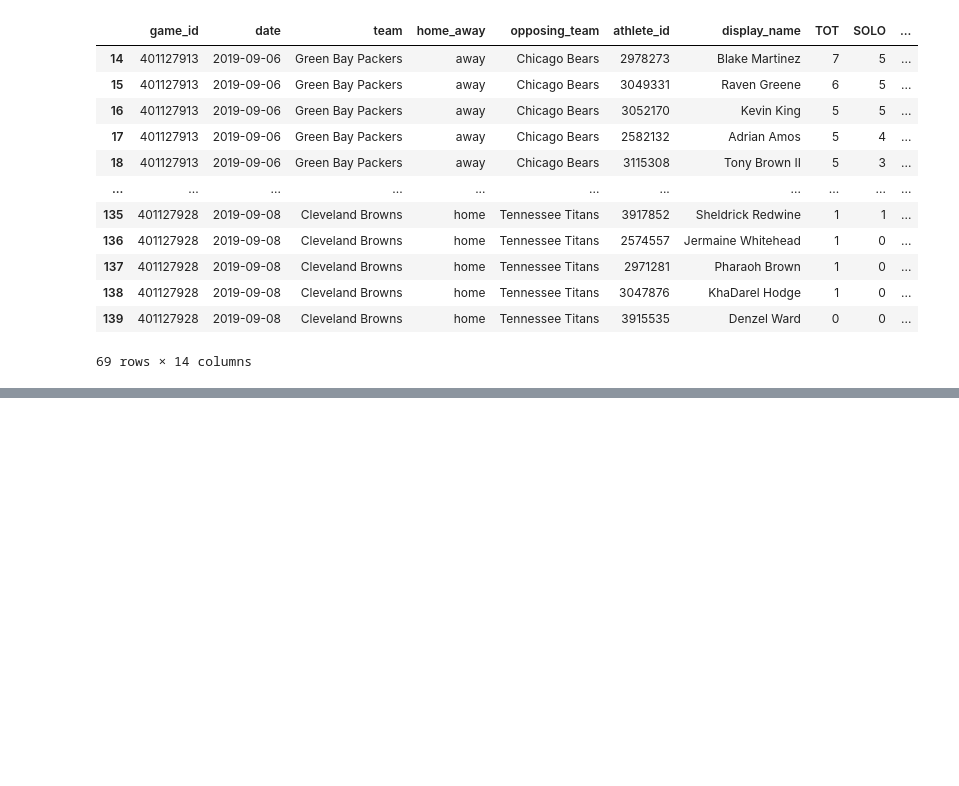
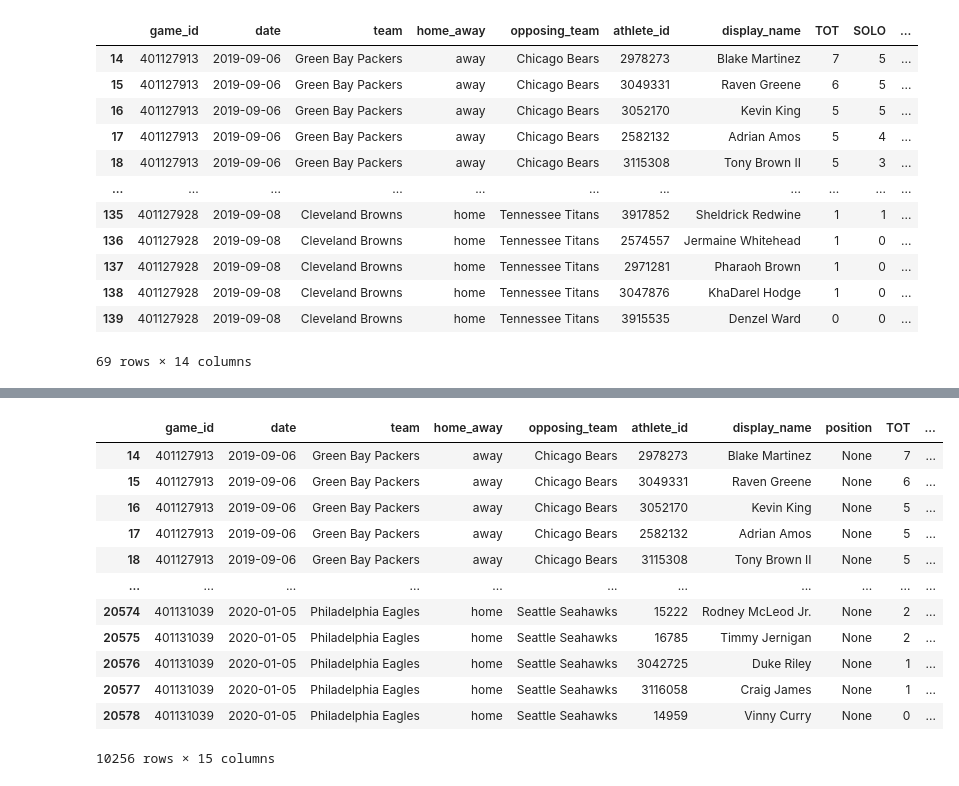
Before and after one commit to Lcocks/SportsBetting_NN, a Jupyter notebook: apicodes_recovered.ipynb, the cells around one changed output, grey strips where cells are left out. Saved outputs shown, nothing was run; the diff lists cells and outputs as text; code cells hidden in the pictures; blank space fills up the shorter version.

```diff
--- a/apicodes_recovered.ipynb
+++ b/apicodes_recovered.ipynb
@@ -638,0 +1048,4 @@ receiving_df
+# %%
+df_games_2019 = get_nfl_games(2019)
+# %%
+season_stats_2019 = get_season_player_stats_optimized(df_games_2019.game_id)
@@ -638,0 +1086,29 @@ receiving_df
+# %%
+splits = split_stats_by_category(season_stats_2019)
+
+defensive_df     = splits["defensive"]
+receiving_df     = splits["receiving"]
+rushing_df       = splits["rushing"]
+passing_df       = splits["passing"]
+fumbles_df       = splits["fumbles"]
+interceptions_df = splits["interceptions"]
+kickreturns_df   = splits["kickReturns"]
+puntreturns_df   = splits["puntReturns"]
+kicking_df       = splits["kicking"]
+punting_df       = splits["punting"]
+# %%
+defensive_df
+# %% [output]
+|  | game_id | date | team | home_away | opposing_team | athlete_id | display_name | position | TOT | ... |
+| 14 | 401127913 | 2019-09-06 | Green Bay Packers | away | Chicago Bears | 2978273 | Blake Martinez | None | 7 | ... |
+| 15 | 401127913 | 2019-09-06 | Green Bay Packers | away | Chicago Bears | 3049331 | Raven Greene | None | 6 | ... |
+| 16 | 401127913 | 2019-09-06 | Green Bay Packers | away | Chicago Bears | 3052170 | Kevin King | None | 5 | ... |
+| 17 | 401127913 | 2019-09-06 | Green Bay Packers | away | Chicago Bears | 2582132 | Adrian Amos | None | 5 | ... |
+| 18 | 401127913 | 2019-09-06 | Green Bay Packers | away | Chicago Bears | 3115308 | Tony Brown II | None | 5 | ... |
+| ... | ... | ... | ... | ... | ... | ... | ... | ... | ... | ... |
+| 20574 | 401131039 | 2020-01-05 | Philadelphia Eagles | home | Seattle Seahawks | 15222 | Rodney McLeod Jr. | None | 2 | ... |
+| 20575 | 401131039 | 2020-01-05 | Philadelphia Eagles | home | Seattle Seahawks | 16785 | Timmy Jernigan | None | 2 | ... |
+| 20576 | 401131039 | 2020-01-05 | Philadelphia Eagles | home | Seattle Seahawks | 3042725 | Duke Riley | None | 1 | ... |
+| 20577 | 401131039 | 2020-01-05 | Philadelphia Eagles | home | Seattle Seahawks | 3116058 | Craig James | None | 1 | ... |
+| 20578 | 401131039 | 2020-01-05 | Philadelphia Eagles | home | Seattle Seahawks | 14959 | Vinny Curry | None | 0 | ... |
+10256 rows × 15 columns
```
Also changed, not shown: parts of 35 cells of this notebook.
